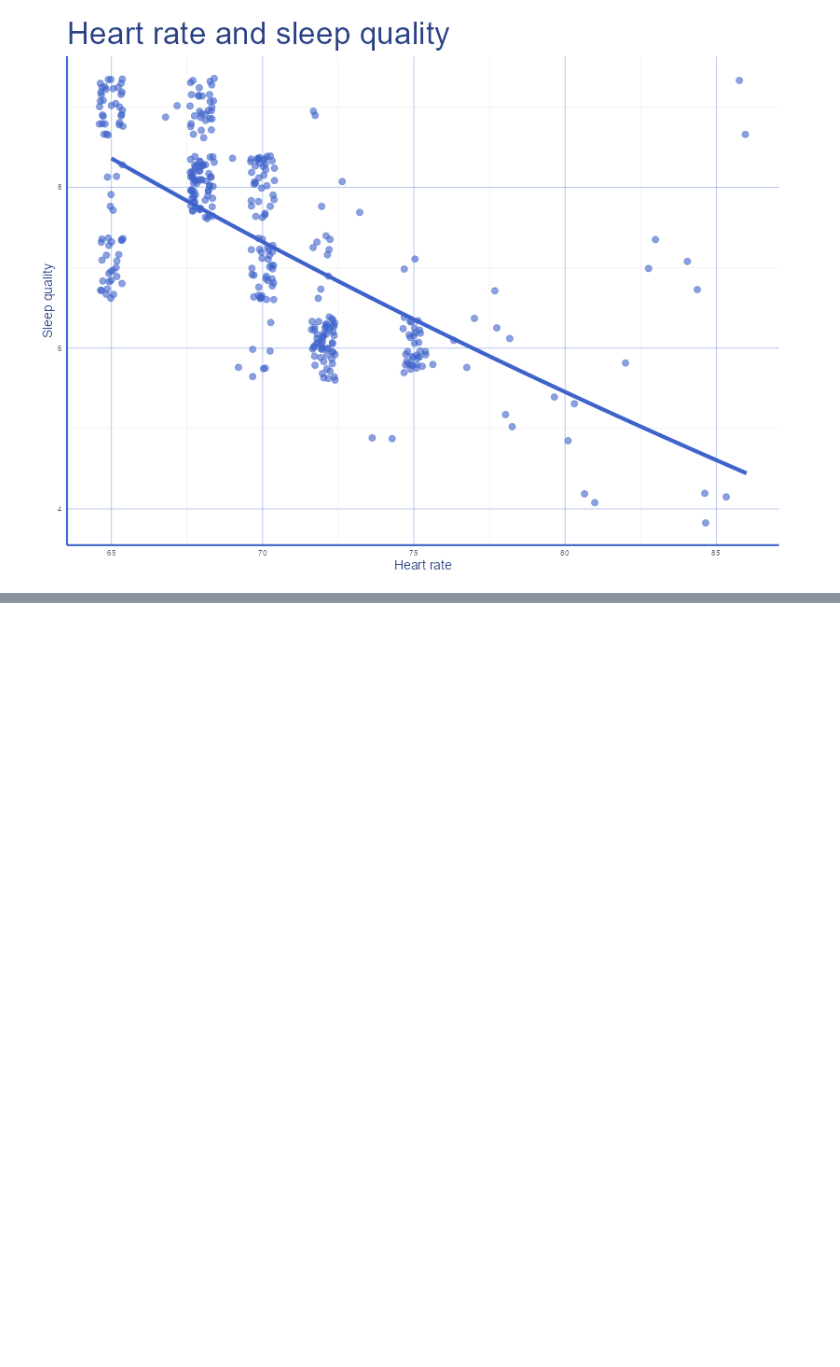
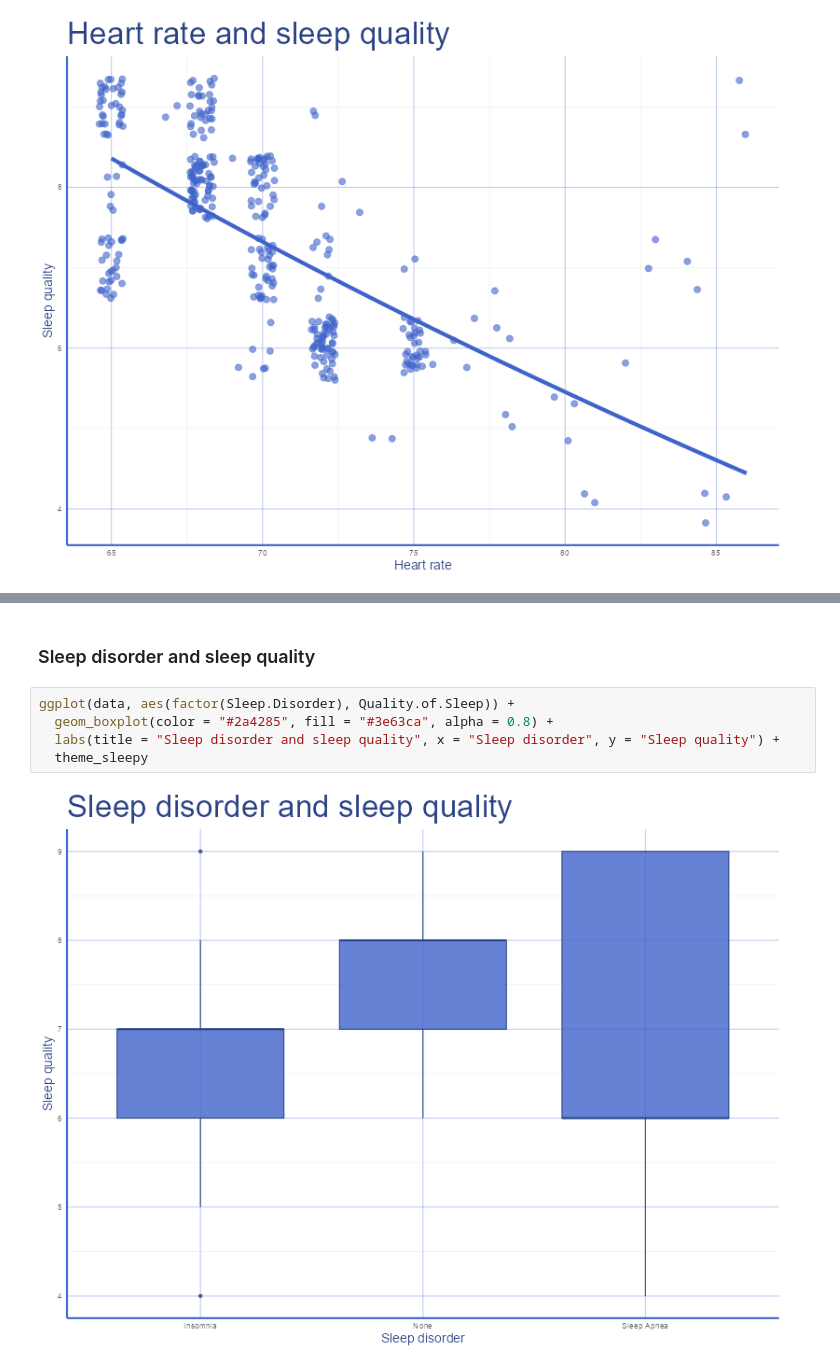
Before and after one commit to emissuu/UniTasks, a Jupyter notebook: R/Final Project/Main.ipynb, the cells around one changed output, grey strips where cells are left out. Drawn from its saved outputs; the diff is of its cells as text; blank space fills up the shorter version.

```diff
--- a/R/Final Project/Main.ipynb
+++ b/R/Final Project/Main.ipynb
@@ -102,0 +194,9 @@ ggplot(data, aes(Heart.Rate, Quality.of.Sleep)) +
+# %% [markdown]
+### Sleep disorder and sleep quality
+# %%
+ggplot(data, aes(factor(Sleep.Disorder), Quality.of.Sleep)) +
+  geom_boxplot(color = "#2a4285", fill = "#3e63ca", alpha = 0.8) +
+  labs(title = "Sleep disorder and sleep quality", x = "Sleep disorder", y = "Sleep quality") +
+  theme_sleepy
+# %% [output]
+[figure, added]
```
Also changed, not shown: parts of 15 cells of this notebook, 9 other files.
